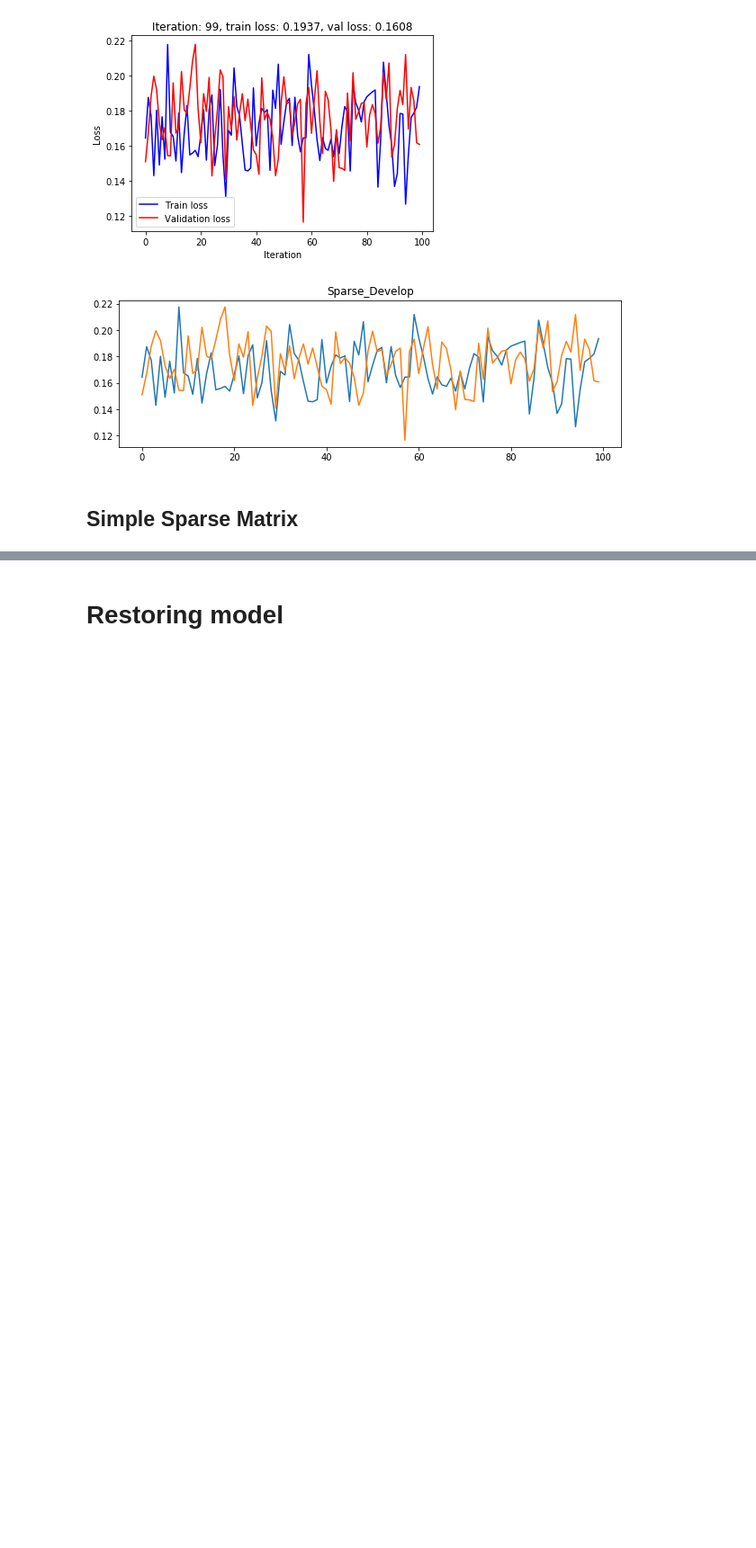
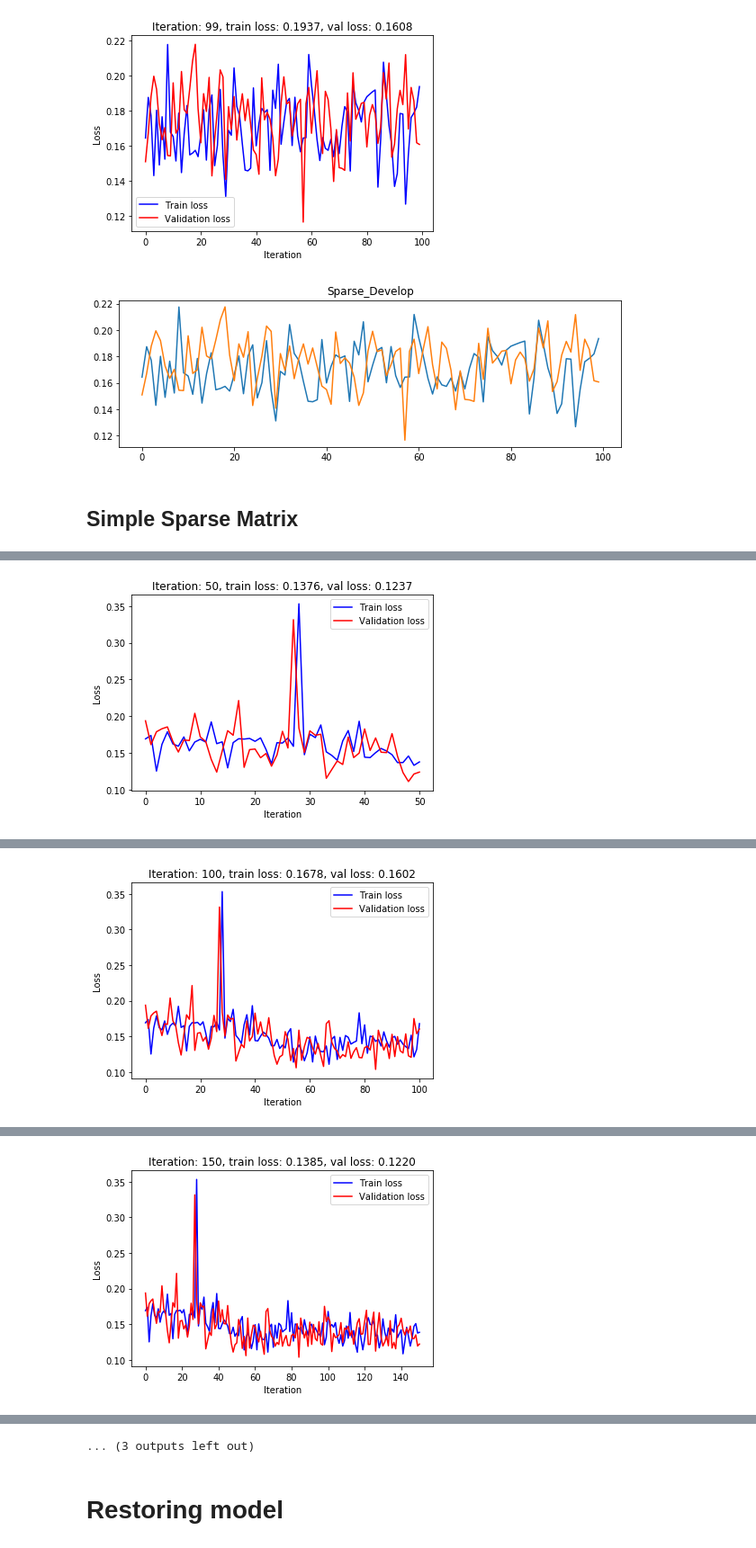
Before and after one commit to EgorDudyrev/Speach_Synthesizer, a Jupyter notebook: notebooks/ed-2019.04.05-Make_Sparse.ipynb, the cells around one changed output, grey strips where cells are left out. Shown at 90% size. Drawn from its saved outputs; the diff is of its cells as text; code cells hidden in the pictures; blank space fills up the shorter version.

```diff
--- a/notebooks/ed-2019.04.05-Make_Sparse.ipynb
+++ b/notebooks/ed-2019.04.05-Make_Sparse.ipynb
@@ -545,0 +1071,15 @@ Iteration: 300, train loss: 0.1241, val loss: 0.1641
+# %%
+input_dimensions = 3
+hidden_size = 1024
+batch_size = 10
+truncated_len = 150
+# %%
+model_name = f'Sparse_Develop'
+
+train_losses, validation_losses, model = train_model(
+    WaveGRU_structured_sparse, input_dimensions, hidden_size, batch_size=batch_size, truncated_len=truncated_len,
+    num_epochs=1000, model_name=model_name, print_period=50, log_period=10,
+    sparsify_epochs = (np.array([0.5,0.6,0.7,0.8,0.9])*1000).astype(int),
+    sparsity_level=0.95
+)
+# %% [output]
@@ -545,0 +1088 @@ Iteration: 300, train loss: 0.1241, val loss: 0.1641
+[figure, added]
@@ -545,0 +1090 @@ Iteration: 300, train loss: 0.1241, val loss: 0.1641
+[figure, added]
@@ -545,0 +1092 @@ Iteration: 300, train loss: 0.1241, val loss: 0.1641
+[figure, added]
@@ -546,3 +1098,4 @@ Iteration: 300, train loss: 0.1241, val loss: 0.1641
+... (3 outputs left out)
 # %%
 plt.figure(figsize=(10,3))
 plt.plot(train_losses, label='Train')
```
Also changed, not shown: parts of 12 cells of this notebook, 2 other files.
